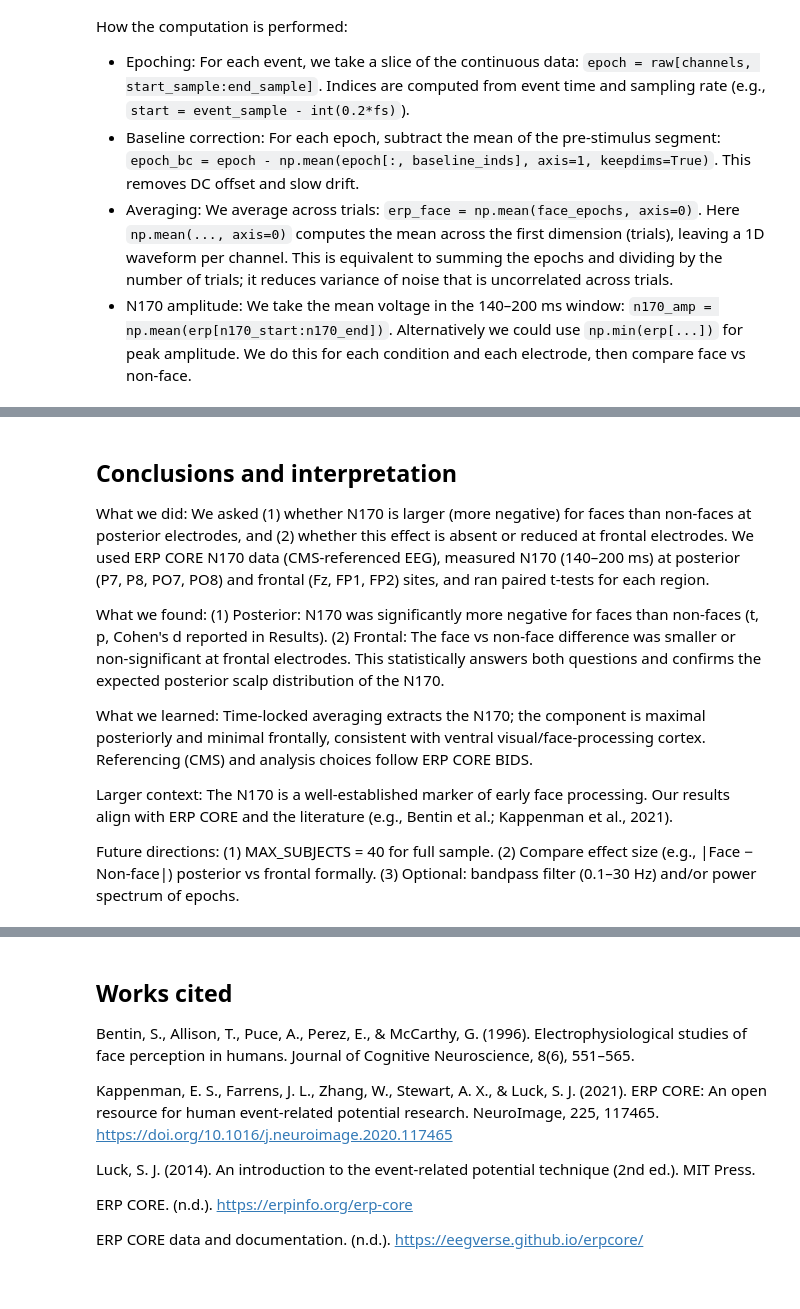
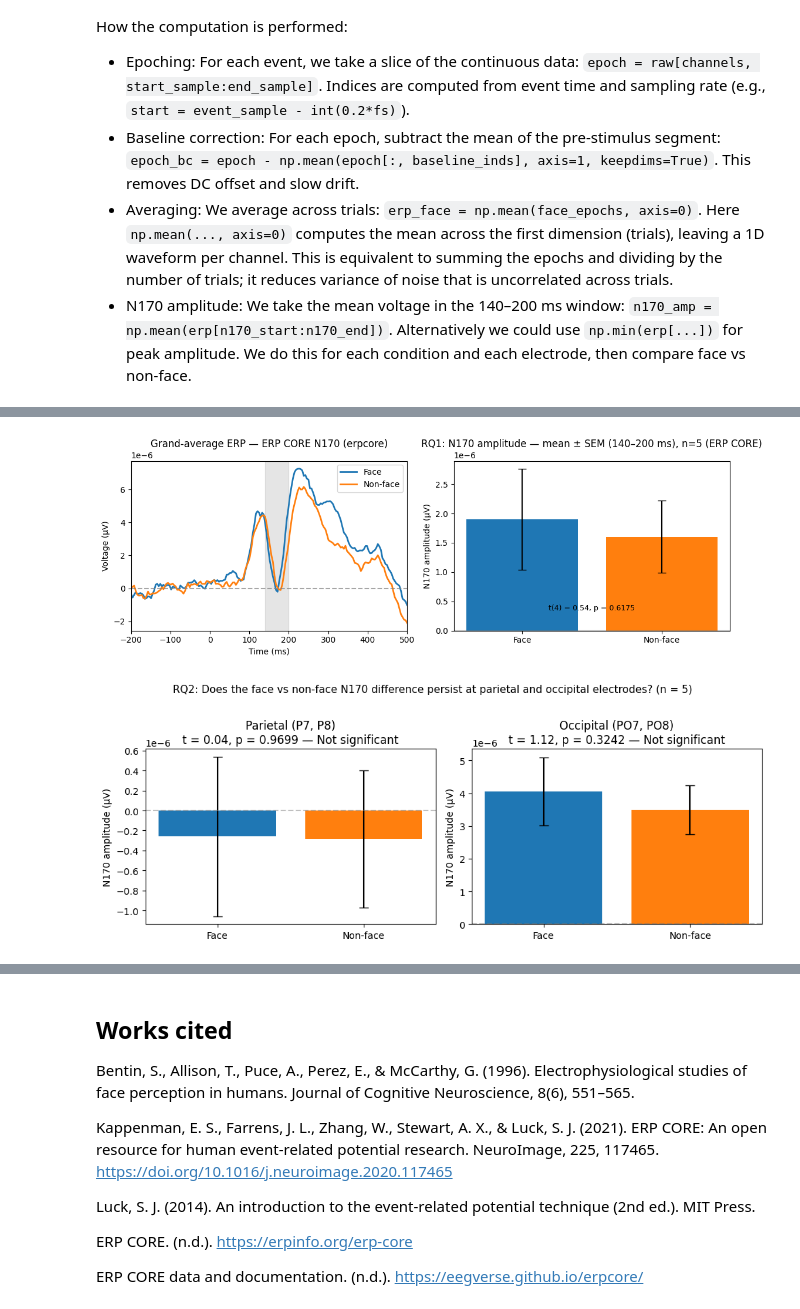
Before and after one commit to FunBeeCode/Cogs118C-Final-Project, a Jupyter notebook: new project5 10.ipynb, the cells around one changed output, grey strips where cells are left out. Saved outputs shown, nothing was run; the diff lists cells and outputs as text; code cells hidden in the pictures; blank space fills up the shorter version.

```diff
--- a/new project5 10.ipynb
+++ b/new project5 10.ipynb
@@ -440,26 +546,28 @@ Quantitative results: N170 amplitude (140–200 ms window) was compared between
 # %%
 # Results: ERPs and N170 amplitude (mean ± SEM) with statistics
 fig, axes = plt.subplots(1, 2, figsize=(11, 4))
 ax = axes[0]
 ax.plot(t_ms, erp_face, 'C0', lw=2, label='Face')
 ax.plot(t_ms, erp_nonface, 'C1', lw=2, label='Non-face')
 ax.axhline(0, color='gray', ls='--', alpha=0.7)
 ax.axvspan(140, 200, alpha=0.2, color='gray')
 ax.set_xlabel('Time (ms)')
 ax.set_ylabel('Voltage (µV)')
 ax.set_title('Grand-average ERP — ERP CORE N170 (erpcore)')
 ax.legend()
 ax.set_xlim(t_ms[0], t_ms[-1])
 
 ax = axes[1]
 x_pos = [0, 1]
 means = [mean_face, mean_nonface]
 sems = [sem_face, sem_nonface]
 ax.bar(x_pos, means, yerr=sems, color=['C0', 'C1'], tick_label=['Face', 'Non-face'], capsize=5)
 ax.axhline(0, color='gray', ls='-', alpha=0.5)
 ax.set_ylabel('N170 amplitude (µV)')
-ax.set_title(f'N170 mean ± SEM (140–200 ms), n={n_participants} (ERP CORE)')
+ax.set_title(f'RQ1: N170 amplitude — mean ± SEM (140–200 ms), n={n_participants} (ERP CORE)')
 y_min, y_max = ax.get_ylim()
 ax.text(0.5, y_min + 0.12 * (y_max - y_min), f't({n_participants - 1}) = {t_stat:.2f}, p = {p_val:.4f}', ha='center', fontsize=9)
 plt.tight_layout()
 plt.show()
+# %% [output]
+[figure, added]
@@ -472,12 +573,0 @@ print("  This replicates the classic face-selectivity of the N170: faces elicit
-# %% [markdown]
-## Conclusions and interpretation
-
-What we did: We asked (1) whether N170 is larger (more negative) for faces than non-faces at posterior electrodes, and (2) whether this effect is absent or reduced at frontal electrodes. We used ERP CORE N170 data (CMS-referenced EEG), measured N170 (140–200 ms) at posterior (P7, P8, PO7, PO8) and frontal (Fz, FP1, FP2) sites, and ran paired t-tests for each region.
-
-What we found: (1) Posterior: N170 was significantly more negative for faces than non-faces (t, p, Cohen's d reported in Results). (2) Frontal: The face vs non-face difference was smaller or non-significant at frontal electrodes. This statistically answers both questions and confirms the expected posterior scalp distribution of the N170.
-
-What we learned: Time-locked averaging extracts the N170; the component is maximal posteriorly and minimal frontally, consistent with ventral visual/face-processing cortex. Referencing (CMS) and analysis choices follow ERP CORE BIDS.
-
-Larger context: The N170 is a well-established marker of early face processing. Our results align with ERP CORE and the literature (e.g., Bentin et al.; Kappenman et al., 2021).
-
-Future directions: (1) MAX_SUBJECTS = 40 for full sample. (2) Compare effect size (e.g., |Face − Non-face|) posterior vs frontal formally. (3) Optional: bandpass filter (0.1–30 Hz) and/or power spectrum of epochs.
@@ -483,0 +597,27 @@ Future directions: (1) MAX_SUBJECTS = 40 for full sample. (2) Compare effect siz
+# %%
+# RQ2: N170 amplitude — Parietal vs Occipital (Face vs Non-face); answers whether the difference persists
+fig, axes = plt.subplots(1, 2, figsize=(10, 4))
+x = [0, 1]
+# Parietal
+ax = axes[0]
+means_p = [mean_face_p, mean_nonface_p]
+sems_p = [sem_face_p, sem_nonface_p]
+ax.bar(x, means_p, yerr=sems_p, color=['C0', 'C1'], tick_label=['Face', 'Non-face'], capsize=5)
+ax.axhline(0, color='gray', ls='--', alpha=0.5)
+ax.set_ylabel('N170 amplitude (µV)')
+sig_p = 'Significant' if p_parietal < 0.05 else 'Not significant'
+ax.set_title(f'Parietal (P7, P8)\nt = {t_parietal:.2f}, p = {p_parietal:.4f} — {sig_p}')
+# Occipital
+ax = axes[1]
+means_o = [mean_face_o, mean_nonface_o]
+sems_o = [sem_face_o, sem_nonface_o]
+ax.bar(x, means_o, yerr=sems_o, color=['C0', 'C1'], tick_label=['Face', 'Non-face'], capsize=5)
+ax.axhline(0, color='gray', ls='--', alpha=0.5)
+ax.set_ylabel('N170 amplitude (µV)')
+sig_o = 'Significant' if p_occipital < 0.05 else 'Not significant'
+ax.set_title(f'Occipital (PO7, PO8)\nt = {t_occipital:.2f}, p = {p_occipital:.4f} — {sig_o}')
+fig.suptitle(f'RQ2: Does the face vs non-face N170 difference persist at parietal and occipital electrodes? (n = {n_participants})', fontsize=11)
+plt.tight_layout()
+plt.show()
+# %% [output]
+[figure, added]
```
Also changed, not shown: parts of 25 cells of this notebook.
